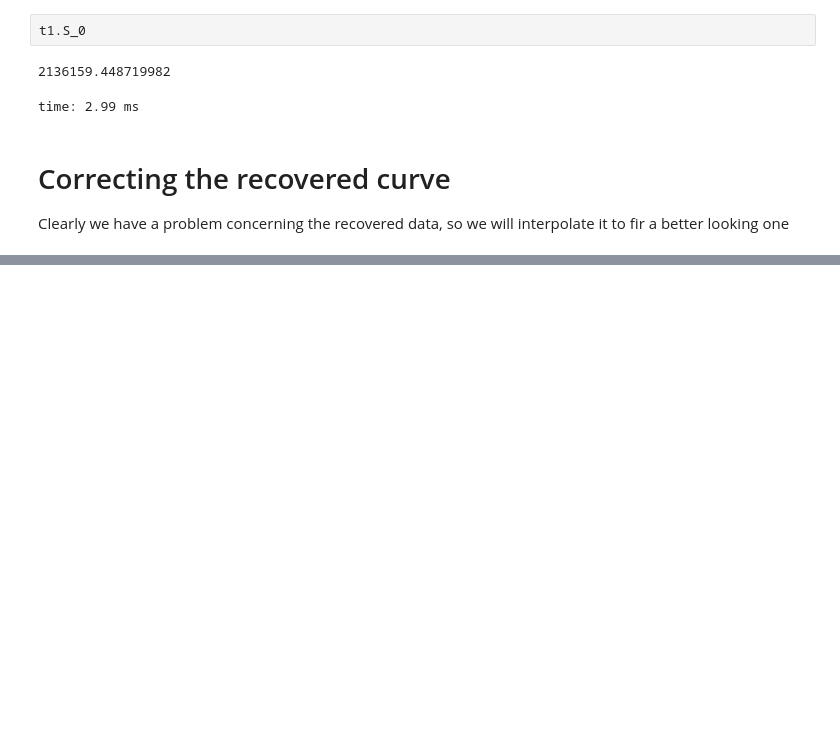
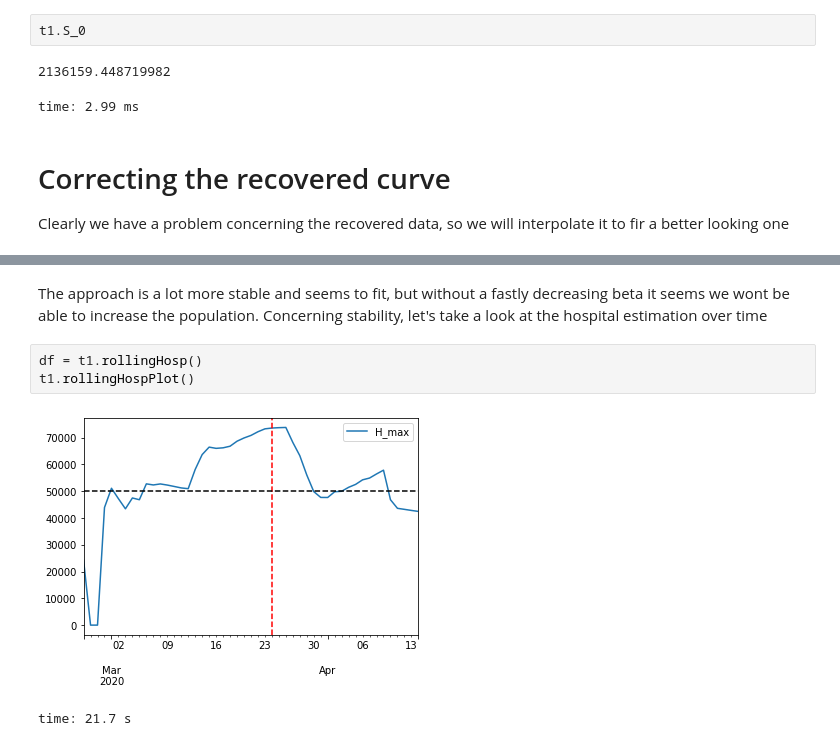
Before and after one commit to comunidadexp/sirfh-covid, a Jupyter notebook: Covid Spread Model.ipynb, the cells around one changed output, grey strips where cells are left out. Saved outputs shown, nothing was run; the diff lists cells and outputs as text; blank space fills up the shorter version.

```diff
--- a/Covid Spread Model.ipynb
+++ b/Covid Spread Model.ipynb
@@ -853,0 +843,8 @@ time: 558 ms
+# %% [markdown]
+The approach is a lot more stable and seems to fit, but without a fastly decreasing beta it seems we wont be able to increase the population. Concerning stability, let's take a look at the hospital estimation over time
+# %%
+df = t1.rollingHosp()
+t1.rollingHospPlot()
+# %% [output]
+[figure, added]
+time: 21.7 s
```
Also changed, not shown: parts of 13 cells of this notebook, 1 other file.
